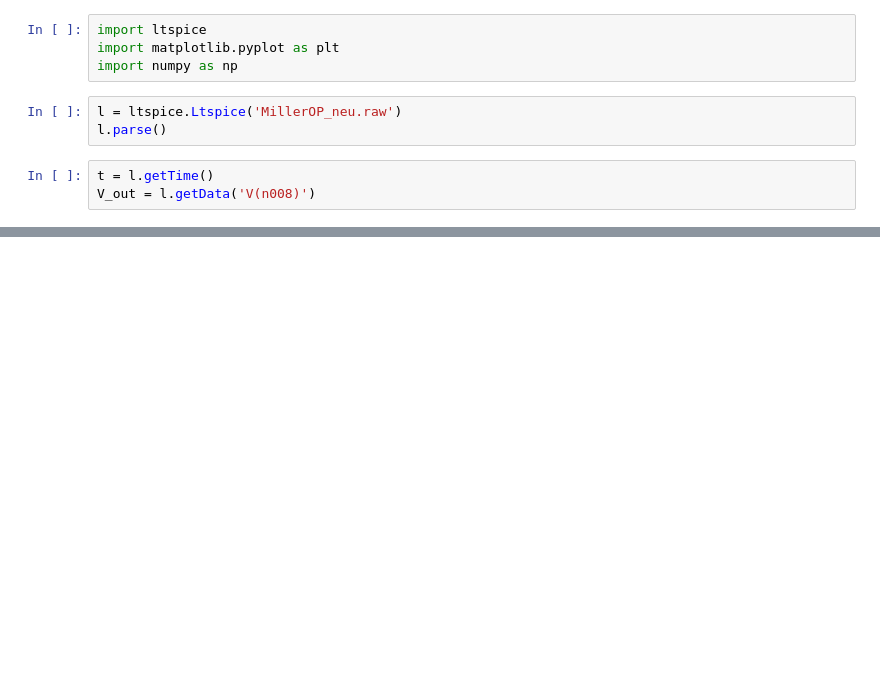
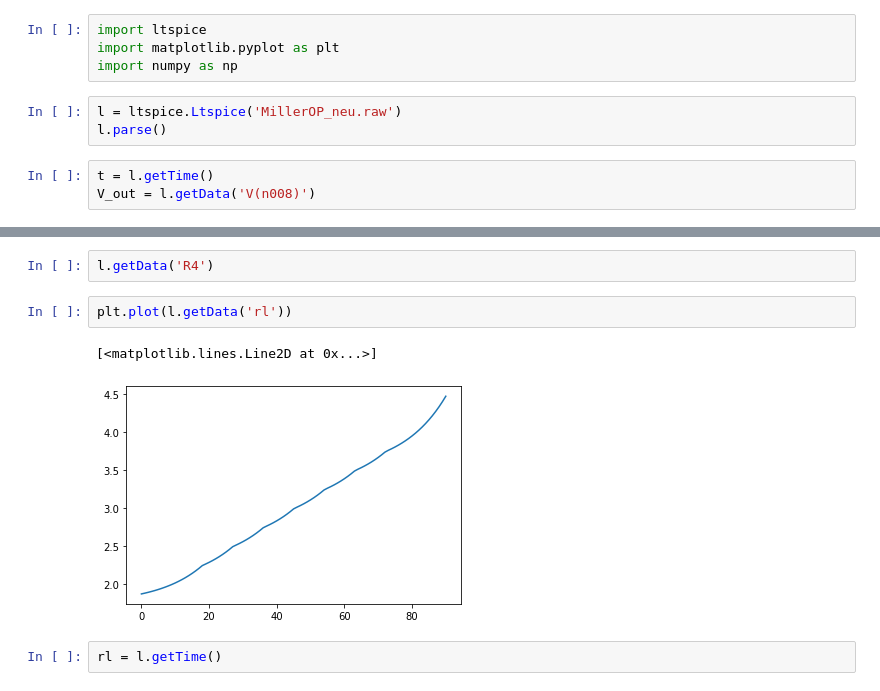
Before and after one commit to FritzMichael/HLST-Praktikum-Summer-2020, a Jupyter notebook: simulations/5_Differenzverstärker/Untitled.ipynb, the cells around one changed output, grey strips where cells are left out. Cells and saved outputs as stored; diff of their text form; blank space fills up the shorter version.

```diff
--- a/simulations/5_Differenzverstärker/Untitled.ipynb
+++ b/simulations/5_Differenzverstärker/Untitled.ipynb
@@ -22,0 +66,9 @@ plt.show()
+# %%
+l.getData('R4')
+# %%
+plt.plot(l.getData('rl'))
+# %% [output]
+[<matplotlib.lines.Line2D at 0x...>]
+[figure, added]
+# %%
+rl = l.getTime()
```
Also changed, not shown: parts of 5 cells of this notebook, 6 other files.
